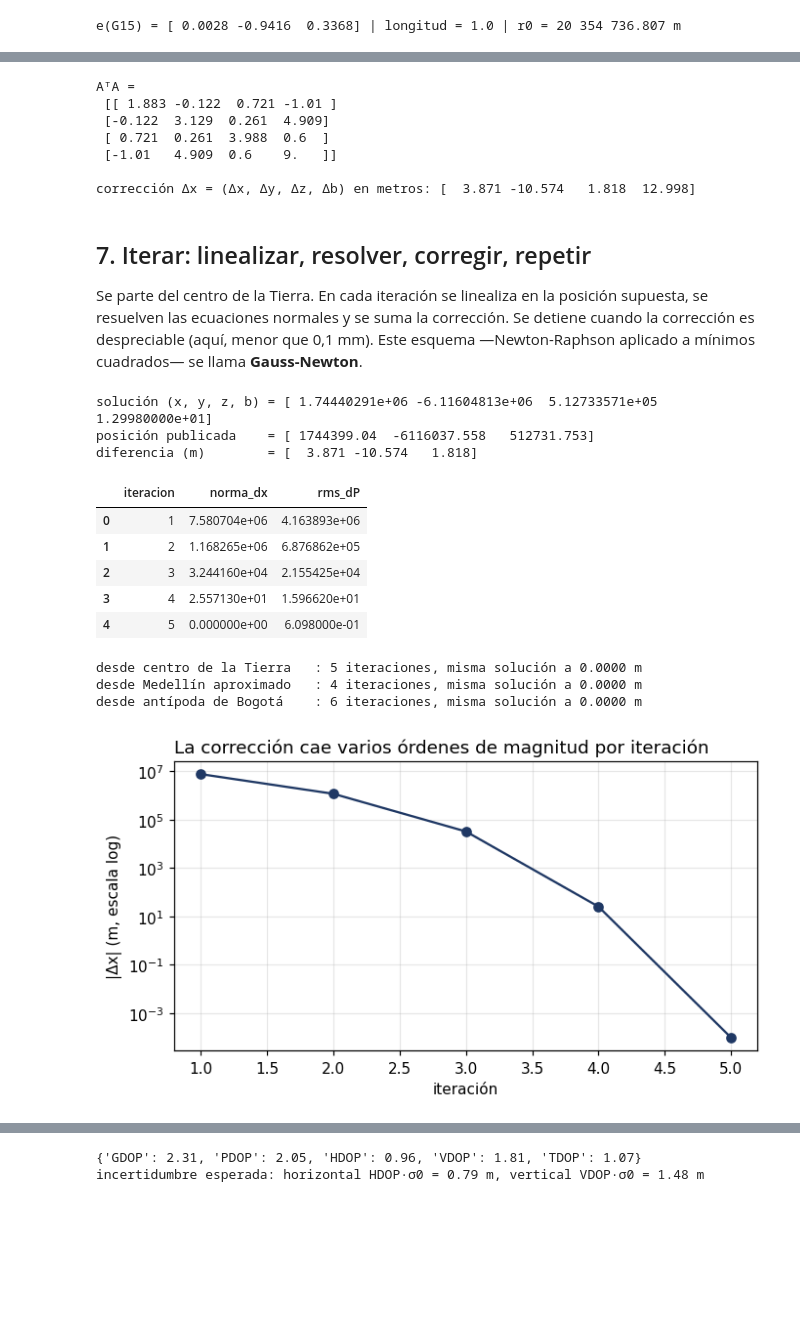
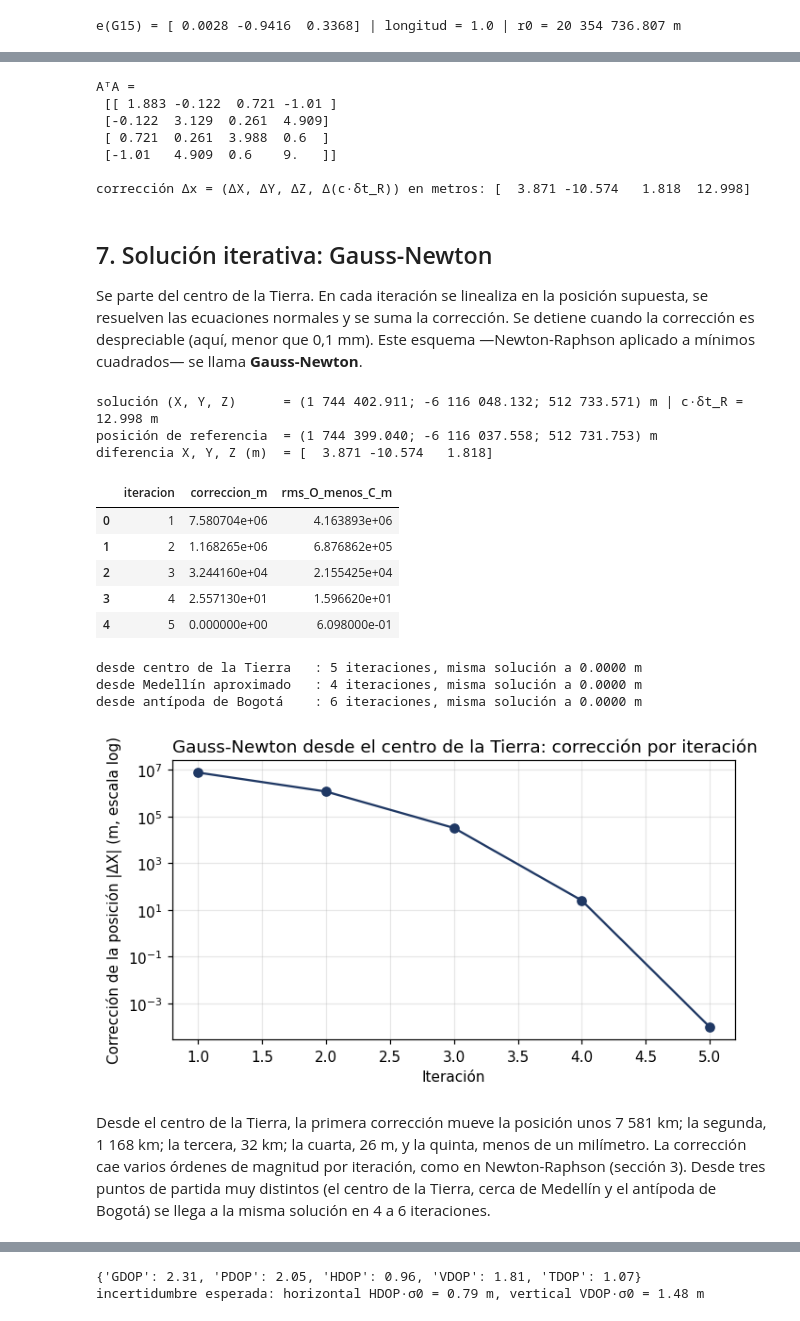
Before and after one commit to jdavidortega/Geographic_Data_Science_with_Python, a Jupyter notebook: Geospatial/gnss_estimacion_posicion.ipynb, the cells around one changed output, grey strips where cells are left out. Saved outputs shown, nothing was run; the diff lists cells and outputs as text; code cells hidden in the pictures; blank space fills up the shorter version.

```diff
--- a/Geospatial/gnss_estimacion_posicion.ipynb
+++ b/Geospatial/gnss_estimacion_posicion.ipynb
@@ -17,18 +33,18 @@ plt.rcParams.update({"figure.dpi": 110, "font.size": 10})
 AZUL, ROJO, VERDE, GRIS, NARANJA = "#1F3864", "#9C0006", "#375623", "#7F7F7F", "#C55A11"
 
 # velocidad de la luz en el vacío (m/s): valor exacto, porque define el metro en el SI
-C = 299_792_458.0
+C = 299792458.0
 
-# el dato común: una fila por época y satélite GPS
+# la tabla D de gnss_pseudodistancia.ipynb (sección 0): una fila por época y satélite GPS
 D = pd.read_csv("data/bogt_20260915_gps.csv", parse_dates=["t"])
 
-# la posición publicada de la estación (X, Y, Z geocéntricas, en metros)
+# la posición de referencia de la estación: la aproximada del encabezado RINEX (X, Y, Z geocéntricas, m)
 lineas = open("data/bogt_20260915_estacion.txt").read().splitlines()[1:]
 est = dict(linea.split() for linea in lineas)
 rx = np.array([float(est["X"]), float(est["Y"]), float(est["Z"])])
 
 print("filas:", len(D), "| épocas:", D.t.nunique(), "| satélites distintos:", D.sv.nunique())
-print("BOGT (X, Y, Z) =", rx)
+print("BOGT, posición de referencia (X, Y, Z) =", rx)
 D.head()
 # %% [output]
 filas: 27312 | épocas: 2880 | satélites distintos: 32
@@ -147,11 +177,11 @@ ax.set_title("Tres tangentes, tres pasos hacia la raíz", loc="left");
 # %%
 def vectores_unitarios(x, S):
-    """Desde la posición x = (x, y, z, b): distancias r a cada satélite y vectores unitarios e hacia cada uno."""
+    """Desde la posición x = (X, Y, Z, c·δt_R): distancias r a cada satélite y vectores unitarios e hacia cada uno."""
     r = np.linalg.norm(S - x[:3], axis=1)   # distancia a cada satélite (n)
     e = (S - x[:3]) / r[:, None]             # (satélite − receptor) / distancia: longitud 1 (n × 3)
     return e, r
 
-# para ver los números, desde la posición publicada de BOGT (con b = 0)
+# para ver los números, desde la posición de referencia de BOGT (con c·δt_R = 0)
 e, r = vectores_unitarios(np.r_[rx, 0.0], S)
 k15 = list(ep.sv).index("G15")
 print("e(G15) =", e[k15].round(4), "| longitud =", np.linalg.norm(e[k15]).round(6), "| r0 =", f"{r[k15]:,.3f} m".replace(",", " "))
@@ -166,12 +198,12 @@ $$\underbrace{\rho_i + c\,\delta t^i - r_{0,i} - b_0}_{\Delta\rho_i} = -e_{x,i}\
 # %%
 def diseno(x, S, P):
-    """Matriz de diseño A (n × 4) y vector de diferencias dP (n) en la posición aproximada x = (x, y, z, b).
-    Fila i de A: (−e_x, −e_y, −e_z, 1). dP_i: pseudodistancia corregida menos lo que explica x."""
+    """Matriz de diseño A (n × 4) y vector O − C (dP, n) en la posición aproximada x = (X, Y, Z, c·δt_R).
+    Fila i de A: (−e_X, −e_Y, −e_Z, 1). dP_i: medida corregida menos lo que predice x."""
     e, r = vectores_unitarios(x, S)
     A = np.hstack([-e, np.ones((len(P), 1))])
     dP = P - (r + x[3])
     return A, dP
 
 A, dP = diseno(np.r_[rx, 0.0], S, P)
-pd.DataFrame(A, index=ep.sv, columns=["−e_x", "−e_y", "−e_z", "1"]).round(4)
+pd.DataFrame(A, index=ep.sv, columns=["−e_X", "−e_Y", "−e_Z", "1"]).round(4)
 # %% [output]
@@ -207,7 +241,7 @@ def paso_minimos_cuadrados(A, dP, W=None):
 
 dx, N, Q = paso_minimos_cuadrados(A, dP)
 print("AᵀA =\n", N.round(3))
-print("\ncorrección Δx = (Δx, Δy, Δz, Δb) en metros:", dx.round(3))
+print("\ncorrección Δx = (ΔX, ΔY, ΔZ, Δ(c·δt_R)) en metros:", dx.round(3))
 # %% [output]
 AᵀA =
  [[ 1.883 -0.122  0.721 -1.01 ]
@@ -215,16 +249,16 @@ AᵀA =
  [ 0.721  0.261  3.988  0.6  ]
  [-1.01   4.909  0.6    9.   ]]
 
-corrección Δx = (Δx, Δy, Δz, Δb) en metros: [  3.871 -10.574   1.818  12.998]
+corrección Δx = (ΔX, ΔY, ΔZ, Δ(c·δt_R)) en metros: [  3.871 -10.574   1.818  12.998]
 # %% [markdown]
-## 7. Iterar: linealizar, resolver, corregir, repetir
+## 7. Solución iterativa: Gauss-Newton
 
 Se parte del centro de la Tierra. En cada iteración se linealiza en la posición supuesta, se resuelven las ecuaciones normales y se suma la corrección. Se detiene cuando la corrección es despreciable (aquí, menor que 0,1 mm). Este esquema —Newton-Raphson aplicado a mínimos cuadrados— se llama **Gauss-Newton**.
 # %%
 def resolver(S, P, x0=None, W=None, tol=1e-4, maxit=20):
     """Mínimos cuadrados iterados (Gauss-Newton) para la posición del receptor.
-    S: posiciones de los satélites (n × 3) · P: pseudodistancias corregidas del reloj del satélite (n)
-    x0: posición inicial (x, y, z, b); por defecto el centro de la Tierra · W: matriz de pesos (n × n)
+    S: posiciones de los satélites (n × 3) · P: medidas corregidas P1 + c·δtˢ (n)
+    x0: posición inicial (X, Y, Z, c·δt_R); por defecto el centro de la Tierra · W: matriz de pesos (n × n)
     tol: se detiene cuando la corrección es menor (m) · Devuelve x, A final, residuos v, Q = (AᵀWA)⁻¹ y el historial."""
     x = np.zeros(4) if x0 is None else np.array(x0, float)
     if W is None:
@@ -233,7 +267,7 @@ def resolver(S, P, x0=None, W=None, tol=1e-4, maxit=20):
     for k in range(1, maxit + 1):
         A, dP = diseno(x, S, P)                            # 1. linealizar en la posición actual
         dx, N, Q = paso_minimos_cuadrados(A, dP, W)         # 2. resolver las ecuaciones normales
-        historial.append(dict(iteracion=k, norma_dx=np.linalg.norm(dx[:3]), rms_dP=np.sqrt(np.mean(dP**2))))
+        historial.append(dict(iteracion=k, correccion_m=np.linalg.norm(dx[:3]), rms_O_menos_C_m=np.sqrt(np.mean(dP**2))))
         x = x + dx                                          # 3. corregir
         if np.linalg.norm(dx) < tol:                        # 4. repetir hasta que la corrección sea despreciable
             break
@@ -242,15 +276,16 @@ def resolver(S, P, x0=None, W=None, tol=1e-4, maxit=20):
     return x, A, v, Q, pd.DataFrame(historial)
 
 x, A, v, Q, hist = resolver(S, P)
-print("solución (x, y, z, b) =", x.round(3))
-print("posición publicada    =", rx.round(3))
-print("diferencia (m)        =", (x[:3] - rx).round(3))
+m3 = lambda v: f"{v:,.3f}".replace(",", " ")              # metros con espacio de miles
+print(f"solución (X, Y, Z)      = ({m3(x[0])}; {m3(x[1])}; {m3(x[2])}) m | c·δt_R = {x[3]:.3f} m")
+print(f"posición de referencia  = ({m3(rx[0])}; {m3(rx[1])}; {m3(rx[2])}) m")
+print("diferencia X, Y, Z (m)  =", (x[:3] - rx).round(3))
 hist.round(4)
 # %% [output]
-solución (x, y, z, b) = [ 1.74440291e+06 -6.11604813e+06  5.12733571e+05  1.29980000e+01]
-posición publicada    = [ 1744399.04  -6116037.558   512731.753]
-diferencia (m)        = [  3.871 -10.574   1.818]
+solución (X, Y, Z)      = (1 744 402.911; -6 116 048.132; 512 733.571) m | c·δt_R = 12.998 m
+posición de referencia  = (1 744 399.040; -6 116 037.558; 512 731.753) m
+diferencia X, Y, Z (m)  = [  3.871 -10.574   1.818]
-|  | iteracion | norma_dx | rms_dP |
+|  | iteracion | correccion_m | rms_O_menos_C_m |
 | 0 | 1 | 7.580704e+06 | 4.163893e+06 |
 | 1 | 2 | 1.168265e+06 | 6.876862e+05 |
 | 2 | 3 | 3.244160e+04 | 2.155425e+04 |
@@ -258,22 +293,24 @@ diferencia (m)        = [  3.871 -10.574   1.818]
 | 4 | 5 | 0.000000e+00 | 6.098000e-01 |
 # %%
 fig, ax = plt.subplots(figsize=(7, 3.5))
-ax.semilogy(hist.iteracion, hist.norma_dx.clip(1e-4), "o-", color=AZUL)
-ax.set_xlabel("iteración")
-ax.set_ylabel("|Δx| (m, escala log)")
+ax.semilogy(hist.iteracion, hist.correccion_m.clip(1e-4), "o-", color=AZUL)
+ax.set_xlabel("Iteración")
+ax.set_ylabel("Corrección de la posición |ΔX| (m, escala log)")
 ax.grid(alpha=0.3, which="both")
-ax.set_title("La corrección cae varios órdenes de magnitud por iteración", loc="left")
+ax.set_title("Gauss-Newton desde el centro de la Tierra: corrección por iteración", loc="left")
 
 # ¿depende del punto de partida? tres semillas muy distintas
 semillas = [(np.zeros(3), "centro de la Tierra"),
             (np.array([1.8e6, -6.15e6, 6.9e5]), "Medellín aproximado"),
             (-rx, "antípoda de Bogotá")]
 for semilla, nombre in semillas:
     x_s, _, _, _, h_s = resolver(S, P, x0=np.r_[semilla, 0.0])
     print(f"desde {nombre:<22}: {len(h_s)} iteraciones, misma solución a {np.linalg.norm(x_s[:3] - x[:3]):.4f} m")
 # %% [output]
 desde centro de la Tierra   : 5 iteraciones, misma solución a 0.0000 m
 desde Medellín aproximado   : 4 iteraciones, misma solución a 0.0000 m
 desde antípoda de Bogotá    : 6 iteraciones, misma solución a 0.0000 m
-[figure, old version]
+[figure, new version]
+# %% [markdown]
+Desde el centro de la Tierra, la primera corrección mueve la posición unos 7 581 km; la segunda, 1 168 km; la tercera, 32 km; la cuarta, 26 m, y la quinta, menos de un milímetro. La corrección cae varios órdenes de magnitud por iteración, como en Newton-Raphson (sección 3). Desde tres puntos de partida muy distintos (el centro de la Tierra, cerca de Medellín y el antípoda de Bogotá) se llega a la misma solución en 4 a 6 iteraciones.
 # %% [markdown]
```
Also changed, not shown: parts of 39 cells of this notebook, 3 other files.
